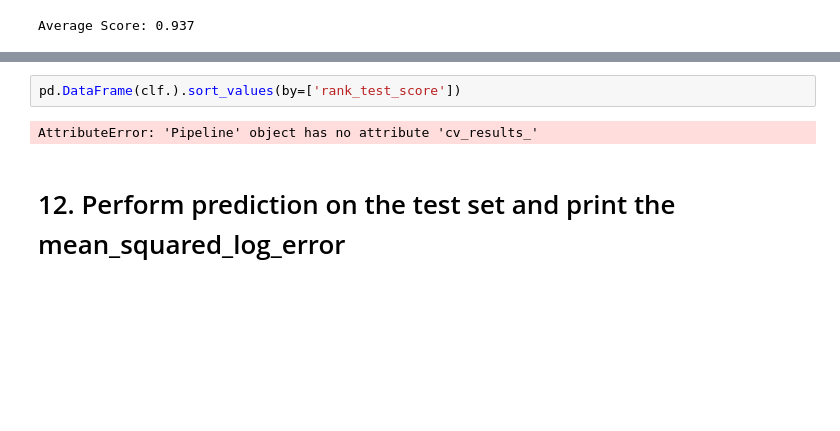
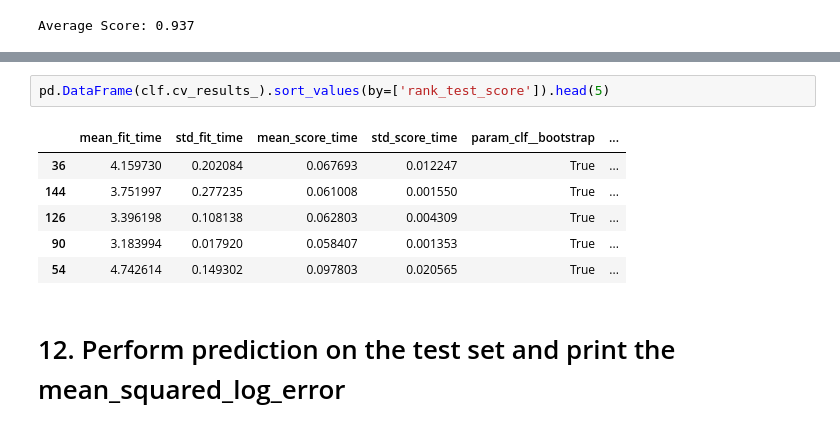
Before and after one commit to prabhavithreddy/Python_AI_ML, a Jupyter notebook: Edureka/PGP AIML/4_MidTermProject/mid_term_project_1.ipynb, the cells around one changed output, grey strips where cells are left out. Cells and saved outputs as stored; diff of their text form; blank space fills up the shorter version.

```diff
--- a/Edureka/PGP AIML/4_MidTermProject/mid_term_project_1.ipynb
+++ b/Edureka/PGP AIML/4_MidTermProject/mid_term_project_1.ipynb
@@ -741,7 +741,12 @@ Best Params {'clf__bootstrap': True, 'clf__max_depth': 50, 'clf__max_features':
 # %%
-pd.DataFrame(clf.).sort_values(by=['rank_test_score'])
+pd.DataFrame(clf.cv_results_).sort_values(by=['rank_test_score']).head(5)
 # %% [output]
-AttributeError: 'Pipeline' object has no attribute 'cv_results_'
+|  | mean_fit_time | std_fit_time | mean_score_time | std_score_time | param_clf__bootstrap | ... |
+| 36 | 4.159730 | 0.202084 | 0.067693 | 0.012247 | True | ... |
+| 144 | 3.751997 | 0.277235 | 0.061008 | 0.001550 | True | ... |
+| 126 | 3.396198 | 0.108138 | 0.062803 | 0.004309 | True | ... |
+| 90 | 3.183994 | 0.017920 | 0.058407 | 0.001353 | True | ... |
+| 54 | 4.742614 | 0.149302 | 0.097803 | 0.020565 | True | ... |
 # %% [markdown]
 # 12. Perform prediction on the test set and print the mean_squared_log_error
 # %%
```
Also changed, not shown: parts of 9 cells of this notebook, 3 other files.
